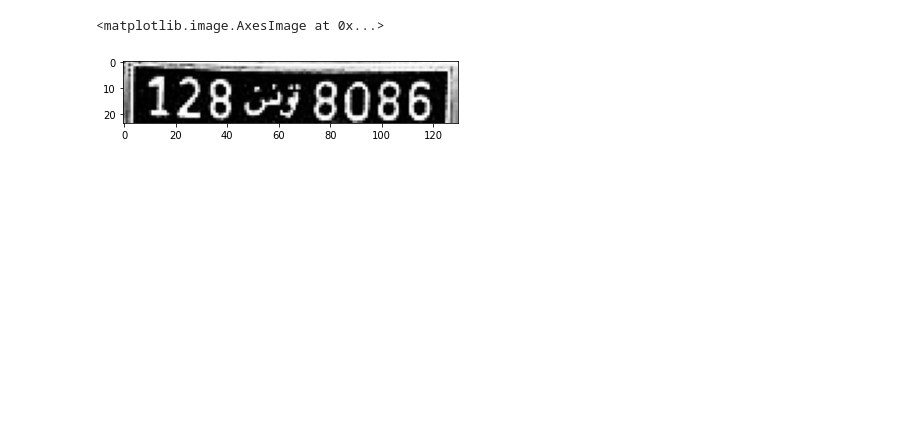
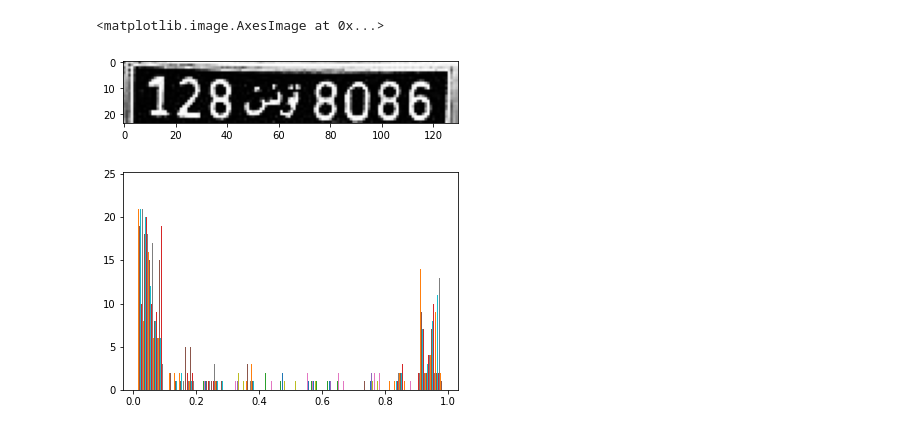
Before and after one commit to MedAmine-SUDO/Tunisian-License-Plate-Recognition, a Jupyter notebook: PlateSegmentation.ipynb, the cells around one changed output. Cells and saved outputs as stored; diff of their text form; code cells hidden in the pictures; blank space fills up the shorter version.

```diff
--- a/PlateSegmentation.ipynb
+++ b/PlateSegmentation.ipynb
@@ -254 +242,5 @@ plt.imshow(new_image, cmap=plt.cm.gray)
+# %%
+plt.hist(new_image);
+# %% [output]
+[figure, added]
 # %%
```
Also changed, not shown: parts of 20 cells of this notebook.
